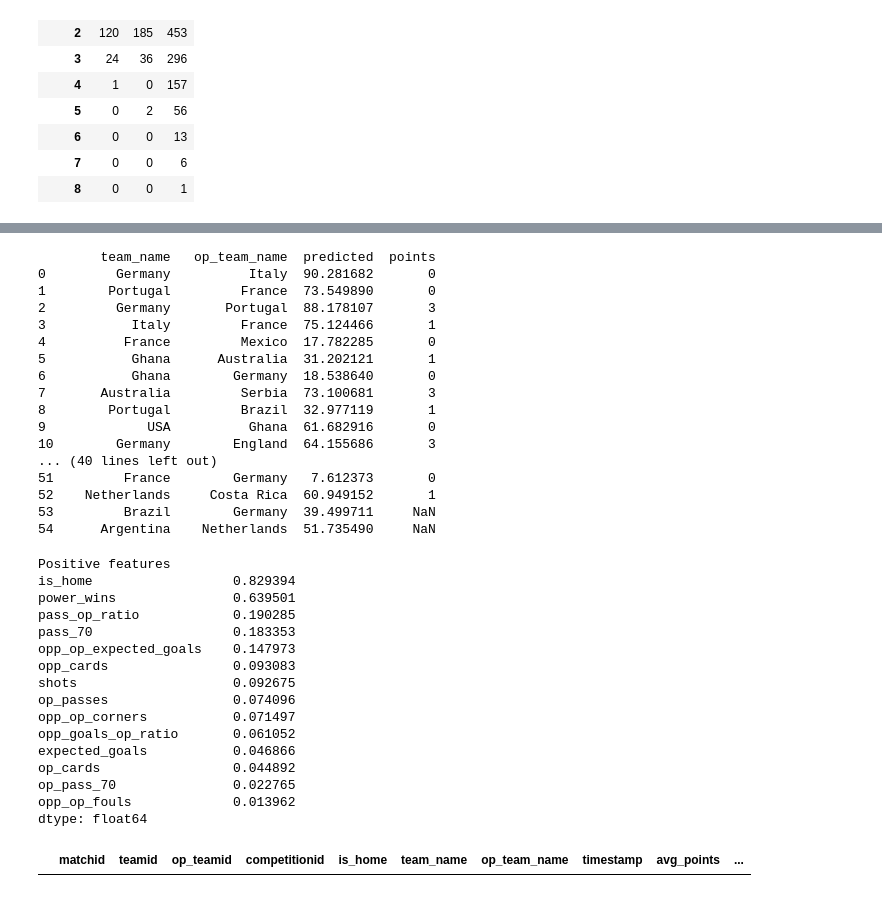
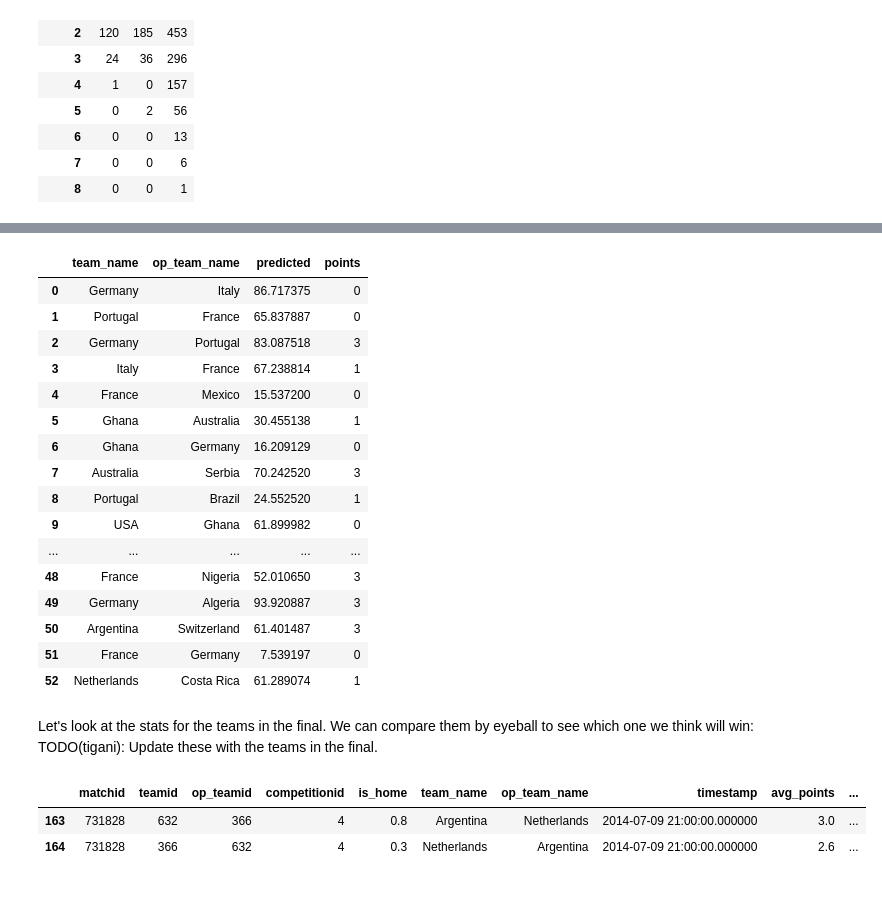
Before and after one commit to fhoffa/io, a Jupyter notebook: regression/wc-final.ipynb, the cells around one changed output, grey strips where cells are left out. Cells and saved outputs as stored; diff of their text form; code cells hidden in the pictures.

```diff
--- a/regression/wc-final.ipynb
+++ b/regression/wc-final.ipynb
@@ -307,52 +375,35 @@ wc_labeled.index = pd.Index(zip(wc_labeled['matchid'], wc_labeled['teamid']))
 wc_with_points['points'] = wc_labeled['points']
 wc_pred = world_cup.extractPredictions(wc_with_points,
                                        wc_results['predicted'])
-# data[data['competitionid'] == 4][['matchid','points']]
-print wc_pred
+
+# Reverse our predictions to show the most recent first.
+wc_pred.reindex(index=wc_pred.index[::-1])
+# Show our predictions for the games that have already happenned.
+wc_pred[wc_pred['points'] >= 0.0]
 # %% [output]
-        team_name   op_team_name  predicted  points
-0         Germany          Italy  90.281682       0
-1        Portugal         France  73.549890       0
-2         Germany       Portugal  88.178107       3
-3           Italy         France  75.124466       1
-4          France         Mexico  17.782285       0
-5           Ghana      Australia  31.202121       1
-6           Ghana        Germany  18.538640       0
-7       Australia         Serbia  73.100681       3
-8        Portugal         Brazil  32.977119       1
-9             USA          Ghana  61.682916       0
-10        Germany        England  64.155686       3
-... (40 lines left out)
-51         France        Germany   7.612373       0
-52    Netherlands     Costa Rica  60.949152       1
-53         Brazil        Germany  39.499711     NaN
-54      Argentina    Netherlands  51.735490     NaN
+|  | team_name | op_team_name | predicted | points |
+| 0 | Germany | Italy | 86.717375 | 0 |
+| 1 | Portugal | France | 65.837887 | 0 |
+| 2 | Germany | Portugal | 83.087518 | 3 |
+| 3 | Italy | France | 67.238814 | 1 |
+| 4 | France | Mexico | 15.537200 | 0 |
+| 5 | Ghana | Australia | 30.455138 | 1 |
+| 6 | Ghana | Germany | 16.209129 | 0 |
+| 7 | Australia | Serbia | 70.242520 | 3 |
+| 8 | Portugal | Brazil | 24.552520 | 1 |
+| 9 | USA | Ghana | 61.899982 | 0 |
+| ... | ... | ... | ... | ... |
+| 48 | France | Nigeria | 52.010650 | 3 |
+| 49 | Germany | Algeria | 93.920887 | 3 |
+| 50 | Argentina | Switzerland | 61.401487 | 3 |
+| 51 | France | Germany | 7.539197 | 0 |
+| 52 | Netherlands | Costa Rica | 61.289074 | 1 |
-# %%
-params = power_model.params.copy()
-params.sort(ascending=False)
-del params['intercept']
-
-print("Positive features")
-params.sort(ascending=False)
-print np.exp(params[[param > 0.001 for param in params]]).sub(1)
-# %% [output]
-Positive features
-is_home                  0.829394
-power_wins               0.639501
-pass_op_ratio            0.190285
-pass_70                  0.183353
-opp_op_expected_goals    0.147973
-opp_cards                0.093083
-shots                    0.092675
-op_passes                0.074096
-opp_op_corners           0.071497
-opp_goals_op_ratio       0.061052
-expected_goals           0.046866
-op_cards                 0.044892
-op_pass_70               0.022765
-opp_op_fouls             0.013962
-dtype: float64
+# %% [markdown]
+Let's look at the stats for the teams in the final. We can compare them by eyeball to see which one we think will win:
+TODO(tigani): Update these with the teams in the final.
 # %%
-wc_power_data[wc_power_data['matchid'] == '311141']
+wc_power_data[wc_power_data['matchid'] == '731828']
 # %% [output]
 |  | matchid | teamid | op_teamid | competitionid | is_home | team_name | op_team_name | timestamp | avg_points | ... |
+| 163 | 731828 | 632 | 366 | 4 | 0.8 | Argentina | Netherlands | 2014-07-09 21:00:00.000000 | 3.0 | ... |
+| 164 | 731828 | 366 | 632 | 4 | 0.3 | Netherlands | Argentina | 2014-07-09 21:00:00.000000 | 2.6 | ... |
```
Also changed, not shown: parts of 43 cells of this notebook, 2 other files.
